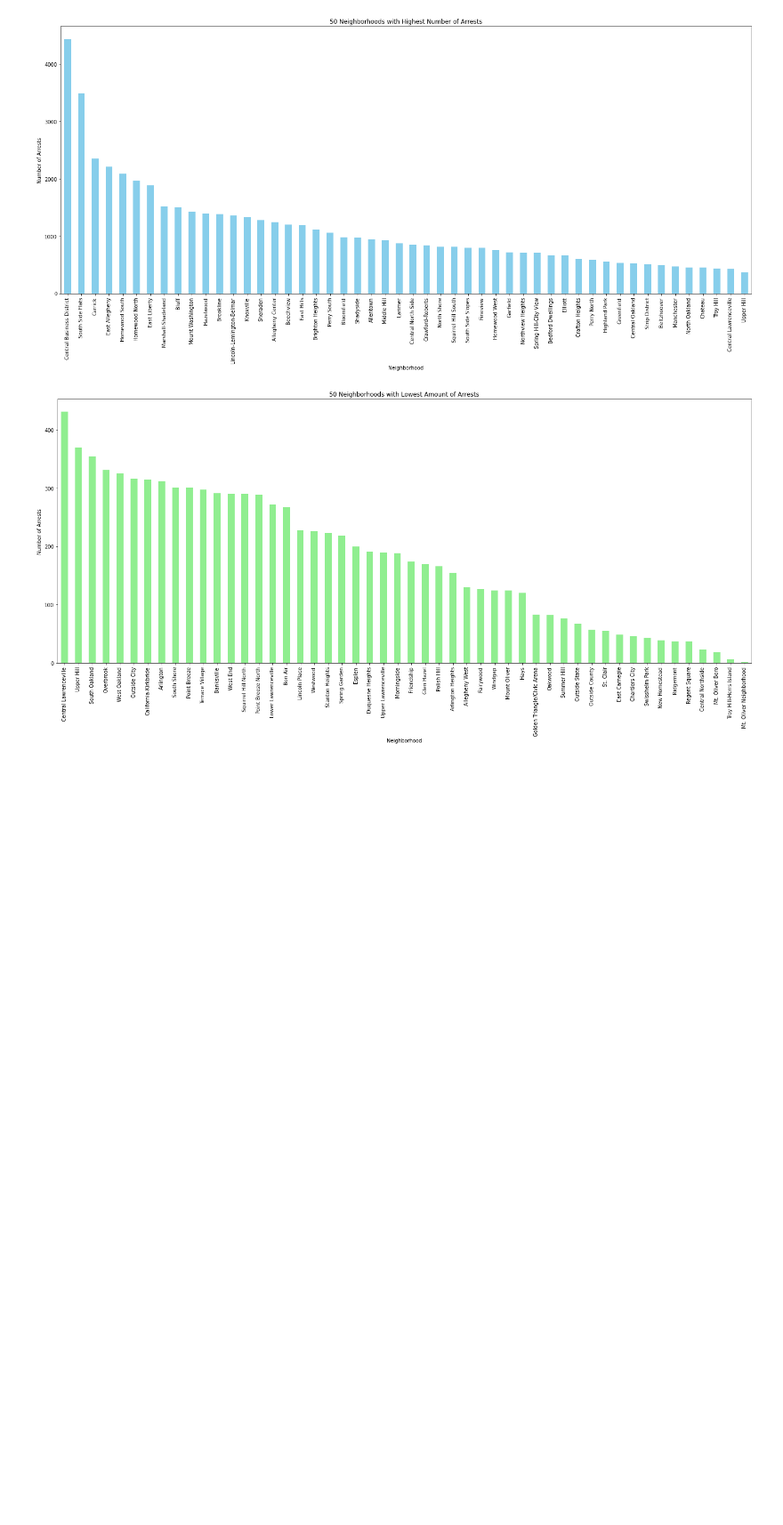
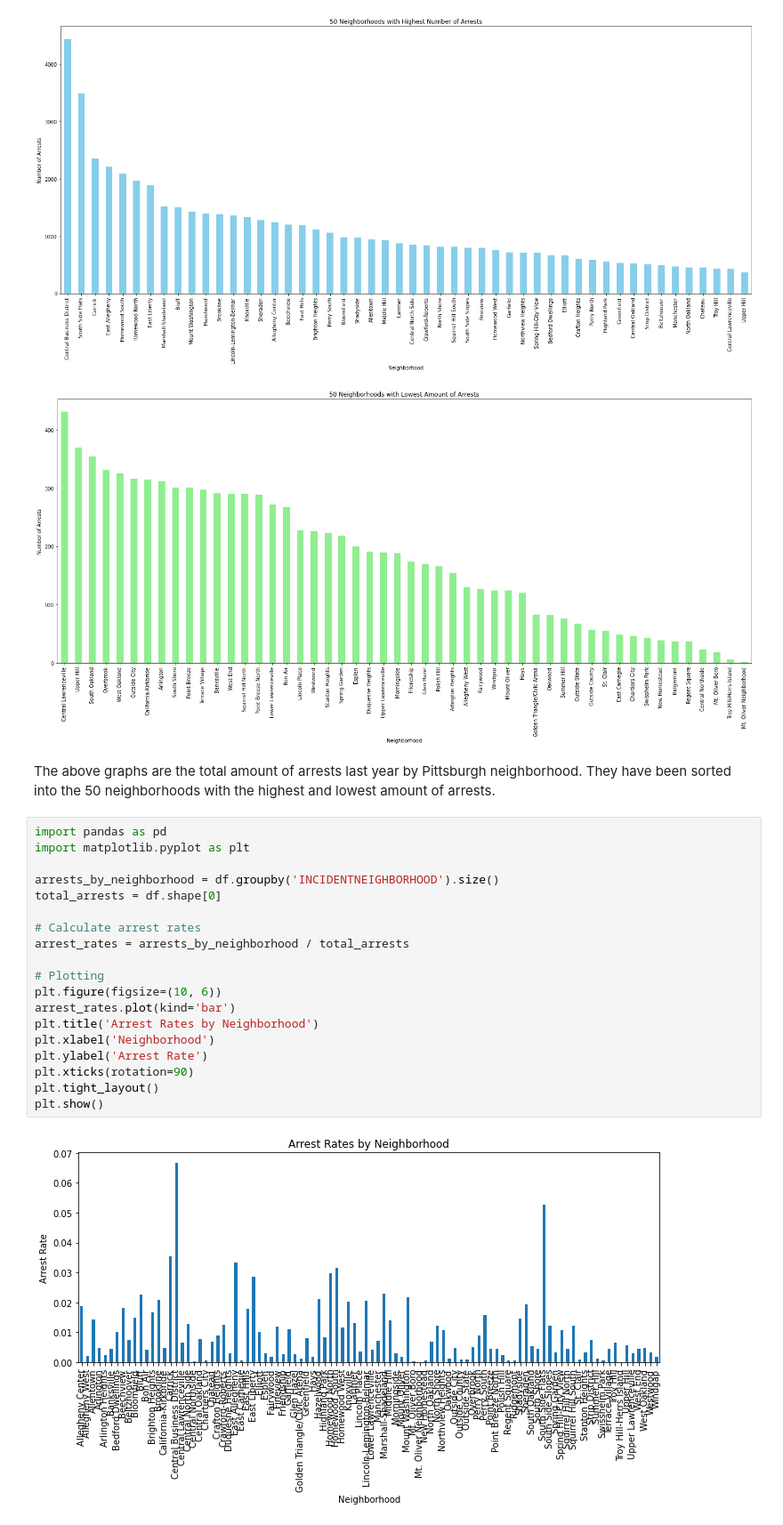
Before and after one commit to bark0de/CMPINF-0010-FP, a Jupyter notebook: Arrests.ipynb, the cells around one changed output. Shown at 89% size. Cells and saved outputs as stored; diff of their text form; blank space fills up the shorter version.

```diff
--- a/Arrests.ipynb
+++ b/Arrests.ipynb
@@ -42,3 +42,26 @@ plt.show()
 # %% [output]
 [figure]
 [figure]
+# %% [markdown]
+The above graphs are the total amount of arrests last year by Pittsburgh neighborhood. They have been sorted into the 50 neighborhoods with the highest and lowest amount of arrests.
+# %%
+import pandas as pd
+import matplotlib.pyplot as plt
+
+arrests_by_neighborhood = df.groupby('INCIDENTNEIGHBORHOOD').size()
+total_arrests = df.shape[0]
+
+# Calculate arrest rates
+arrest_rates = arrests_by_neighborhood / total_arrests
+
+# Plotting
+plt.figure(figsize=(10, 6))
+arrest_rates.plot(kind='bar')
+plt.title('Arrest Rates by Neighborhood')
+plt.xlabel('Neighborhood')
+plt.ylabel('Arrest Rate')
+plt.xticks(rotation=90)
+plt.tight_layout()
+plt.show()
+# %% [output]
+[figure, added]
```
Also changed, not shown: parts of 3 cells of this notebook, 1 other file.
